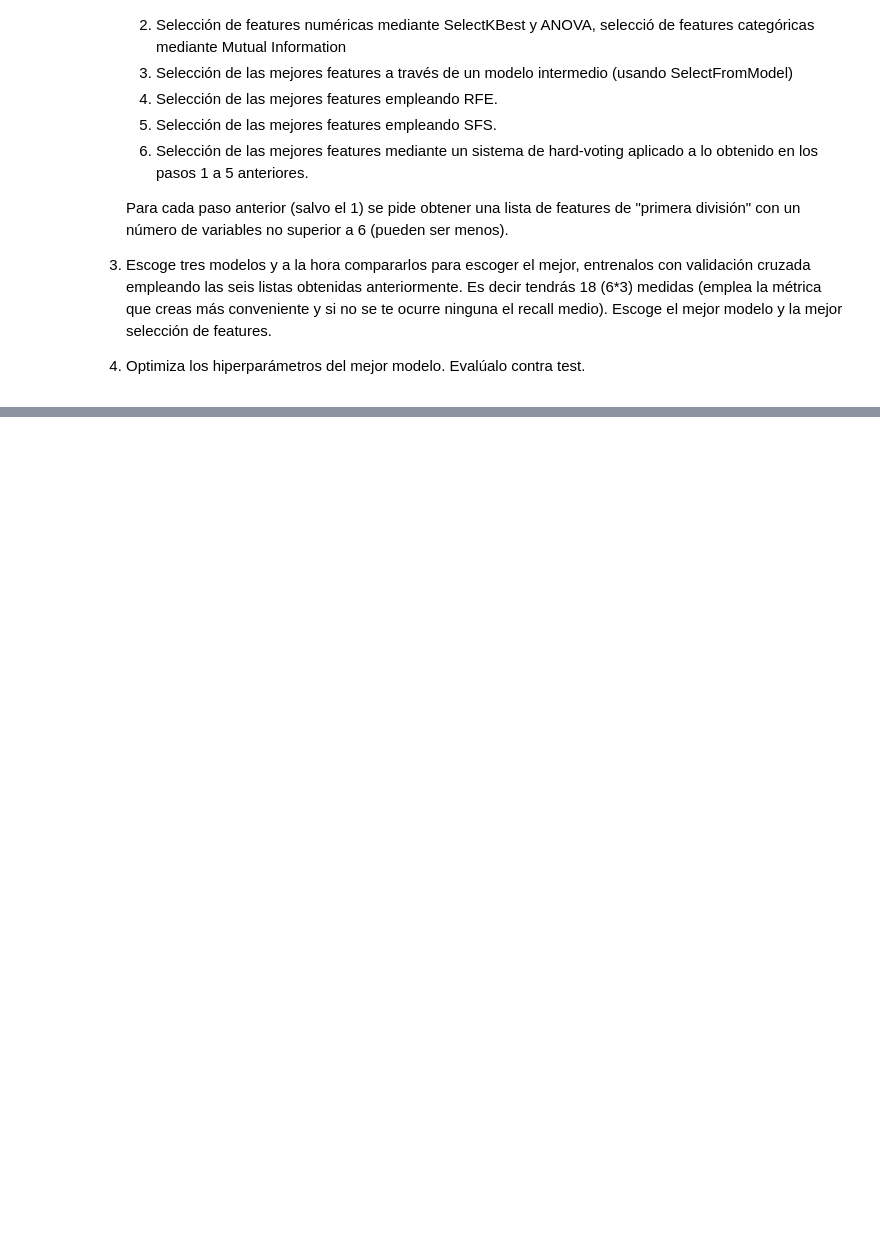
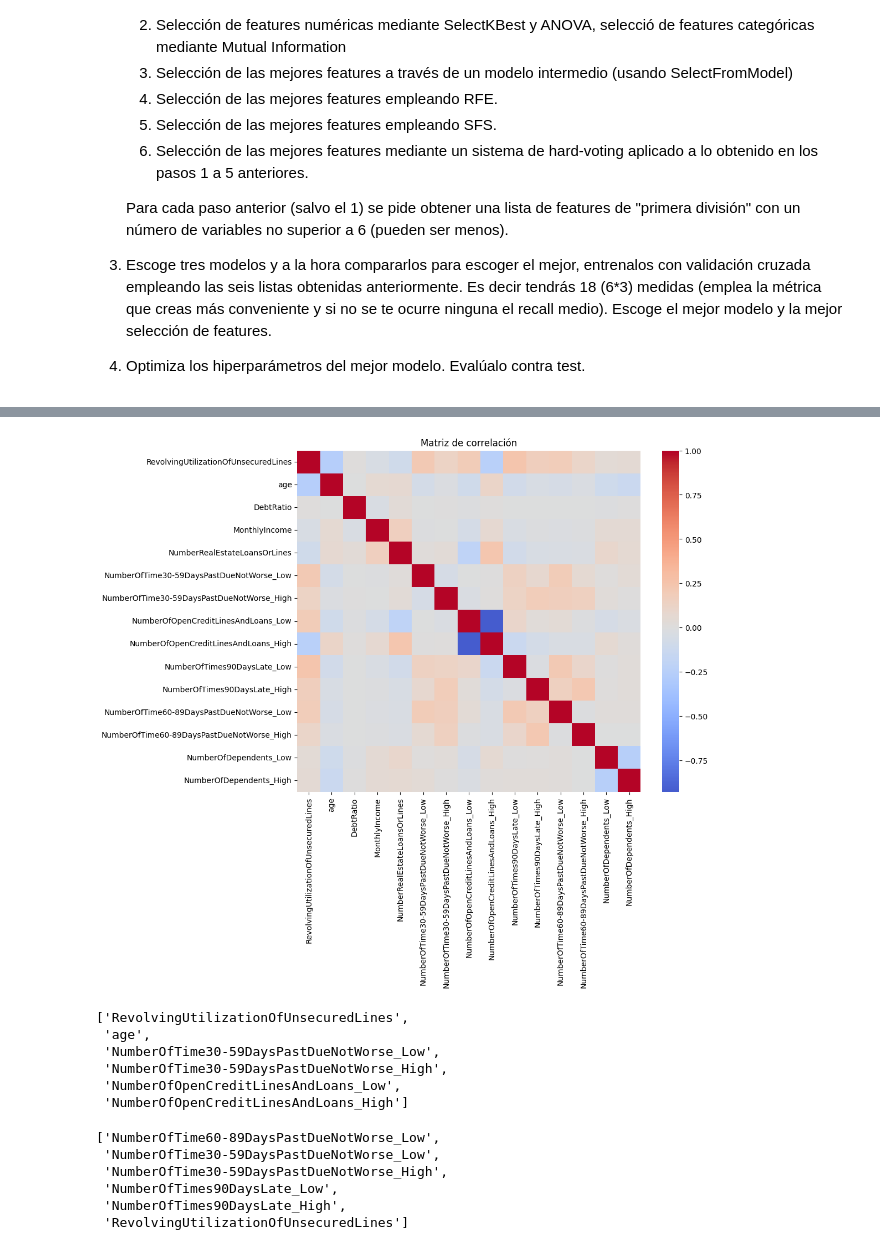
Before and after one commit to jorgemd2698/ONLINE_DS_THEBRIDGE_JorgeMartinezDelgado, a Jupyter notebook: Sprint_14_Resuelto/Unidad_02_ML_No_Supervisado_Feature_Selection/03_Practica_Obligatoria/18_Practica_Obligatoria_Feature_Selection.ipynb, the cells around one changed output, grey strips where cells are left out. Cells and saved outputs as stored; diff of their text form; code cells hidden in the pictures; blank space fills up the shorter version.

```diff
--- a/Sprint_14_Resuelto/Unidad_02_ML_No_Supervisado_Feature_Selection/03_Practica_Obligatoria/18_Practica_Obligatoria_Feature_Selection.ipynb
+++ b/Sprint_14_Resuelto/Unidad_02_ML_No_Supervisado_Feature_Selection/03_Practica_Obligatoria/18_Practica_Obligatoria_Feature_Selection.ipynb
@@ -53,0 +98,23 @@ Sigue los pasos del proceso de ML que hemos aprendido para problemas supervisado
+# %%
+df = df.dropna().reset_index(drop=True)
+# %%
+num_cols = [col for col in df.columns if col.startswith("NumberOf")]
+
+for col in num_cols:
+    df[col] = pd.cut(
+        df[col],
+        bins=[-1, 0, 2, df[col].max()],
+        labels=["None", "Low", "High"]
+    )
+# %%
+df = pd.get_dummies(df, drop_first=True)
+# %%
+X = df.drop("SeriousDlqin2yrs", axis=1)
+y = df["SeriousDlqin2yrs"]
+# %%
+plt.figure(figsize=(10,8))
+sns.heatmap(X.corr(), cmap="coolwarm", center=0)
+plt.title("Matriz de correlación")
+plt.show()
+# %% [output]
+[figure, added]
@@ -53,0 +125,13 @@ Sigue los pasos del proceso de ML que hemos aprendido para problemas supervisado
+# %%
+corr_target = X[features_var].corrwith(y).abs()
+features_corr = corr_target[corr_target > 0.05].index.tolist()
+
+features_step1 = features_corr[:6]
+features_step1
+# %% [output]
+['RevolvingUtilizationOfUnsecuredLines',
+ 'age',
+ 'NumberOfTime30-59DaysPastDueNotWorse_Low',
+ 'NumberOfTime30-59DaysPastDueNotWorse_High',
+ 'NumberOfOpenCreditLinesAndLoans_Low',
+ 'NumberOfOpenCreditLinesAndLoans_High']
@@ -53,0 +148,10 @@ Sigue los pasos del proceso de ML que hemos aprendido para problemas supervisado
+# %%
+features_step2 = list(set(features_anova + features_mi))[:6]
+features_step2
+# %% [output]
+['NumberOfTime60-89DaysPastDueNotWorse_Low',
+ 'NumberOfTime30-59DaysPastDueNotWorse_Low',
+ 'NumberOfTime30-59DaysPastDueNotWorse_High',
+ 'NumberOfTimes90DaysLate_Low',
+ 'NumberOfTimes90DaysLate_High',
+ 'RevolvingUtilizationOfUnsecuredLines']
```
Also changed, not shown: parts of 18 cells of this notebook, 13 other files.
